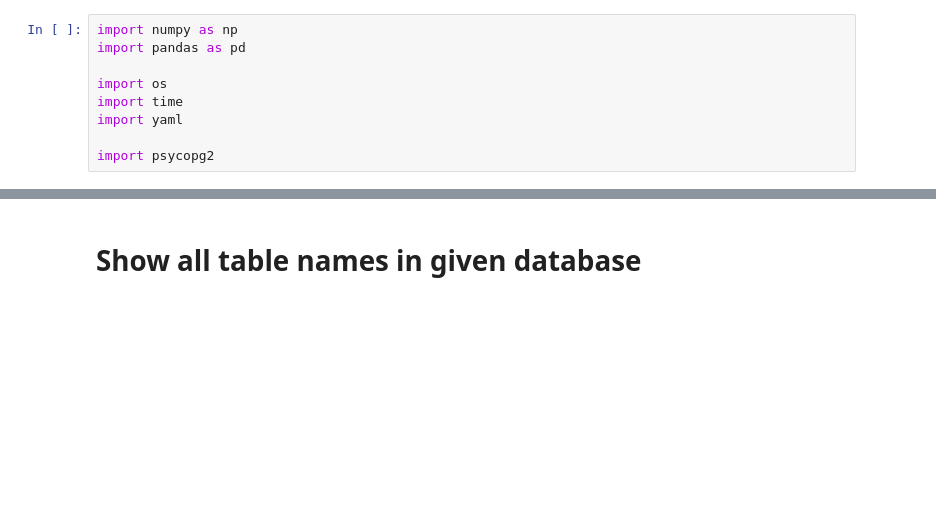
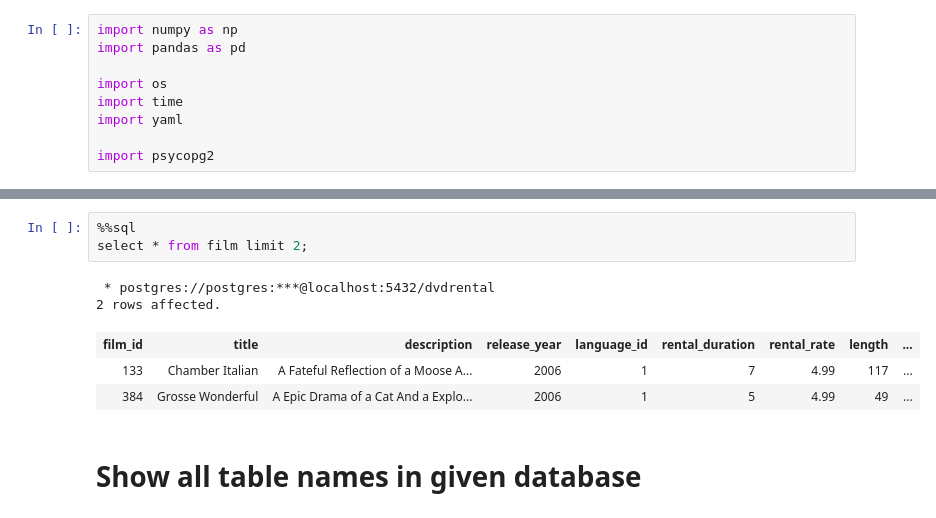
Before and after one commit to bhishanpdl/The_Complete_SQL_Bootcamp_Udemy, a Jupyter notebook: Section2_SQL_Statements/postgres_using_psycopg2.ipynb, the cells around one changed output, grey strips where cells are left out. Drawn from its saved outputs; the diff is of its cells as text; blank space fills up the shorter version.

```diff
--- a/Section2_SQL_Statements/postgres_using_psycopg2.ipynb
+++ b/Section2_SQL_Statements/postgres_using_psycopg2.ipynb
@@ -35,3 +81,12 @@ pd.DataFrame(np.array_split(_,2)).T.fillna('')
+# %%
+%%sql
+select * from film limit 2;
+# %% [output]
+ * postgres://postgres:***@localhost:5432/dvdrental
+2 rows affected.
+| film_id | title | description | release_year | language_id | rental_duration | rental_rate | length | ... |
+| 133 | Chamber Italian | A Fateful Reflection of a Moose A... | 2006 | 1 | 7 | 4.99 | 117 | ... |
+| 384 | Grosse Wonderful | A Epic Drama of a Cat And a Explo... | 2006 | 1 | 5 | 4.99 | 49 | ... |
 # %% [markdown]
 # Show all table names in given database
 # %%
```
Also changed, not shown: parts of 18 cells of this notebook, 18 other files.
